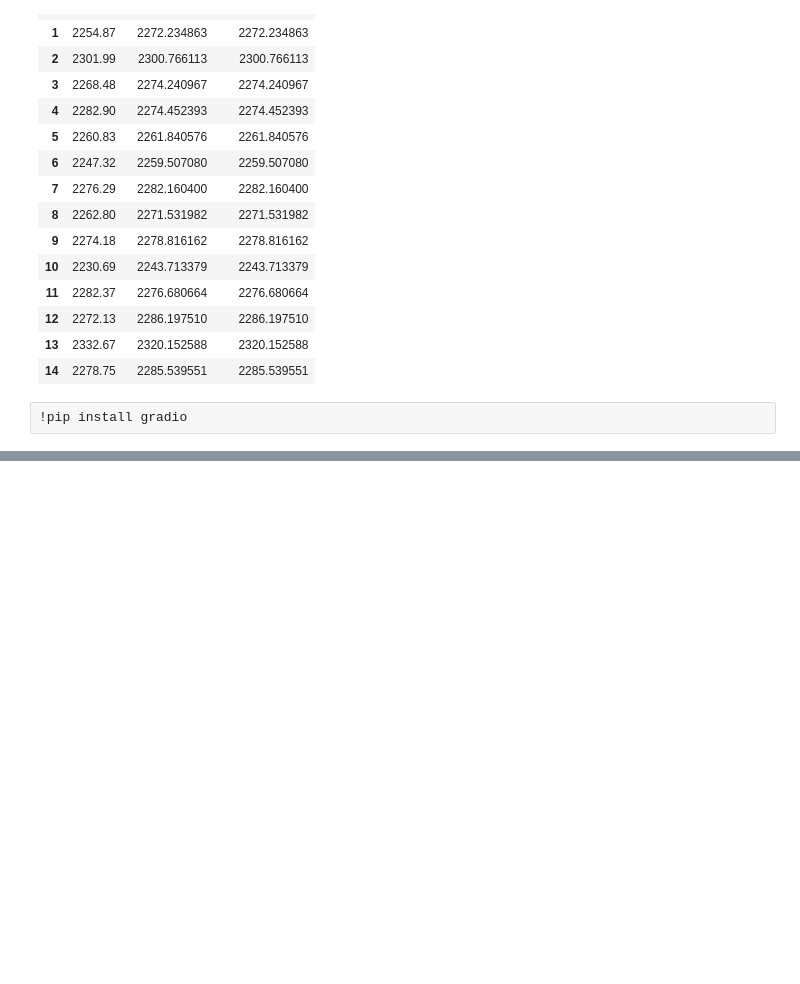
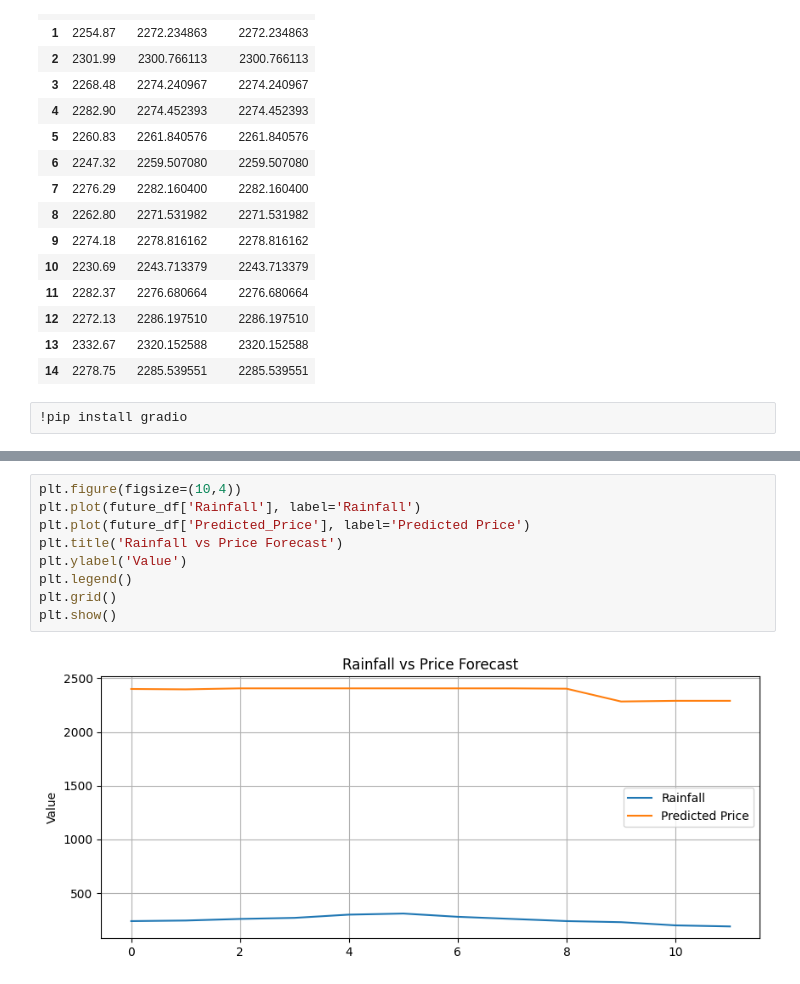
Before and after one commit to abhaydubey200/Second_Project-_Price_prediction_model, a Jupyter notebook: Price_prediction_model.ipynb, the cells around one changed output, grey strips where cells are left out. Drawn from its saved outputs; the diff is of its cells as text; blank space fills up the shorter version.

```diff
--- a/Price_prediction_model.ipynb
+++ b/Price_prediction_model.ipynb
@@ -1812,0 +1892,11 @@ df_master.head()
+# %%
+plt.figure(figsize=(10,4))
+plt.plot(future_df['Rainfall'], label='Rainfall')
+plt.plot(future_df['Predicted_Price'], label='Predicted Price')
+plt.title('Rainfall vs Price Forecast')
+plt.ylabel('Value')
+plt.legend()
+plt.grid()
+plt.show()
+# %% [output]
+[figure, added]
```
Also changed, not shown: parts of 8 cells of this notebook.
